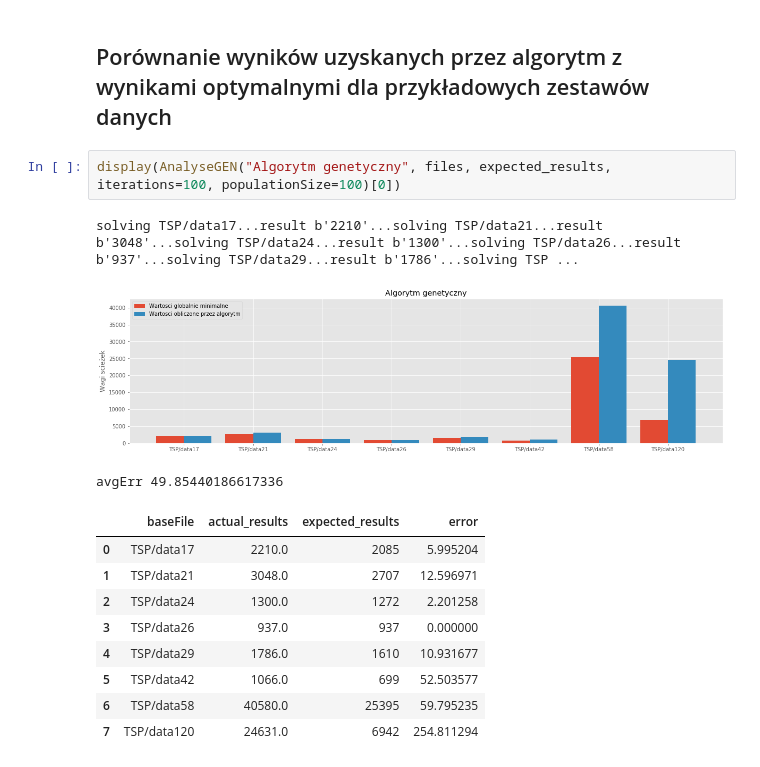
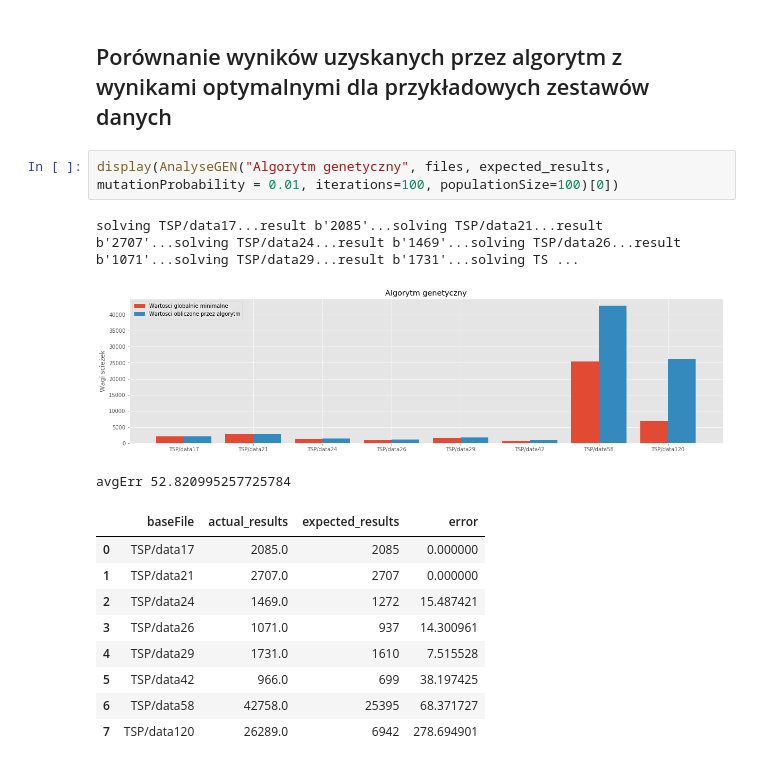
Before and after one commit to piotrek-k/PEA_Projekt, a Jupyter notebook: Analysis/Analysis_of_Genetic.ipynb, the cells around one changed output. Saved outputs shown, nothing was run; the diff lists cells and outputs as text.

```diff
--- a/Analysis/Analysis_of_Genetic.ipynb
+++ b/Analysis/Analysis_of_Genetic.ipynb
@@ -229,17 +229,17 @@ solving TSP/data24...result b'1300'...avgErr 2.20125786163522
 # %% [markdown]
 ## Porównanie wyników uzyskanych przez algorytm z wynikami optymalnymi dla przykładowych zestawów danych
 # %%
-display(AnalyseGEN("Algorytm genetyczny", files, expected_results, iterations=100, populationSize=100)[0])
+display(AnalyseGEN("Algorytm genetyczny", files, expected_results, mutationProbability = 0.01, iterations=100, populationSize=100)[0])
 # %% [output]
-solving TSP/data17...result b'2210'...solving TSP/data21...result b'3048'...solving TSP/data24...result b'1300'...solving TSP/data26...result b'937'...solving TSP/data29...result b'1786'...solving TSP ...
+solving TSP/data17...result b'2085'...solving TSP/data21...result b'2707'...solving TSP/data24...result b'1469'...solving TSP/data26...result b'1071'...solving TSP/data29...result b'1731'...solving TS ...
-[figure, old version]
+[figure, new version]
-avgErr 49.85440186617336
+avgErr 52.820995257725784
 |  | baseFile | actual_results | expected_results | error |
-| 0 | TSP/data17 | 2210.0 | 2085 | 5.995204 |
-| 1 | TSP/data21 | 3048.0 | 2707 | 12.596971 |
-| 2 | TSP/data24 | 1300.0 | 1272 | 2.201258 |
-| 3 | TSP/data26 | 937.0 | 937 | 0.000000 |
-| 4 | TSP/data29 | 1786.0 | 1610 | 10.931677 |
-| 5 | TSP/data42 | 1066.0 | 699 | 52.503577 |
-| 6 | TSP/data58 | 40580.0 | 25395 | 59.795235 |
-| 7 | TSP/data120 | 24631.0 | 6942 | 254.811294 |
+| 0 | TSP/data17 | 2085.0 | 2085 | 0.000000 |
+| 1 | TSP/data21 | 2707.0 | 2707 | 0.000000 |
+| 2 | TSP/data24 | 1469.0 | 1272 | 15.487421 |
+| 3 | TSP/data26 | 1071.0 | 937 | 14.300961 |
+| 4 | TSP/data29 | 1731.0 | 1610 | 7.515528 |
+| 5 | TSP/data42 | 966.0 | 699 | 38.197425 |
+| 6 | TSP/data58 | 42758.0 | 25395 | 68.371727 |
+| 7 | TSP/data120 | 26289.0 | 6942 | 278.694901 |
```
Also changed, not shown: parts of 3 cells of this notebook, 1 other file.
